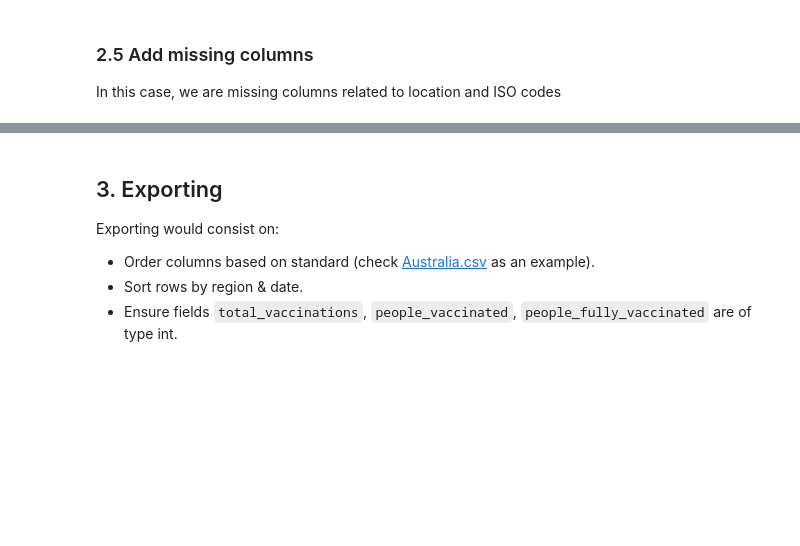
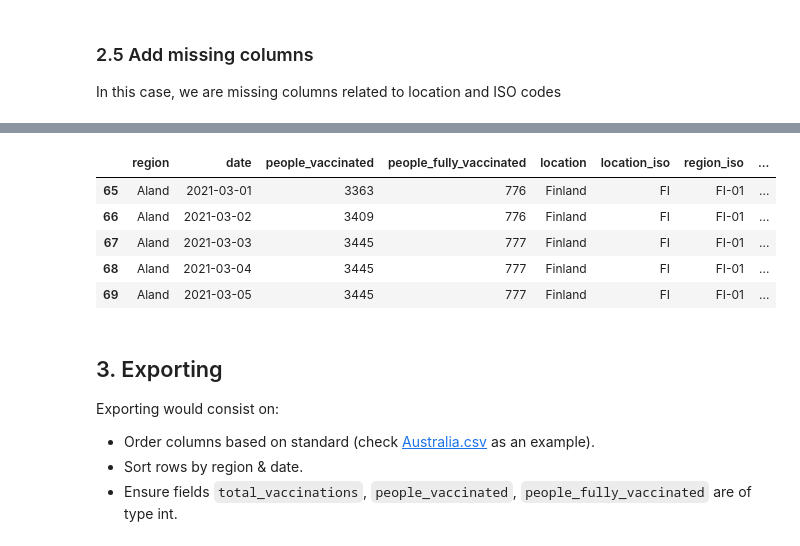
Before and after one commit to sociepy/covid19-vaccination-subnational, a Jupyter notebook: docs/add-new-scraper.ipynb, the cells around one changed output, grey strips where cells are left out. Drawn from its saved outputs; the diff is of its cells as text; code cells hidden in the pictures; blank space fills up the shorter version.

```diff
--- a/docs/add-new-scraper.ipynb
+++ b/docs/add-new-scraper.ipynb
@@ -251,3 +245,16 @@ df.head()
+# %%
+for field in ["people_vaccinated", "people_fully_vaccinated", "total_vaccinations"]:
+    df.loc[:, field] = df.groupby("region")[field].cumsum().values
+# %%
+# See again last values for Aland
+df[df["region"]=="Aland"].tail()
+# %% [output]
+|  | region | date | people_vaccinated | people_fully_vaccinated | location | location_iso | region_iso | ... |
+| 65 | Aland | 2021-03-01 | 3363 | 776 | Finland | FI | FI-01 | ... |
+| 66 | Aland | 2021-03-02 | 3409 | 776 | Finland | FI | FI-01 | ... |
+| 67 | Aland | 2021-03-03 | 3445 | 777 | Finland | FI | FI-01 | ... |
+| 68 | Aland | 2021-03-04 | 3445 | 777 | Finland | FI | FI-01 | ... |
+| 69 | Aland | 2021-03-05 | 3445 | 777 | Finland | FI | FI-01 | ... |
 # %% [markdown]
 ## 3. Exporting
 Exporting would consist on:
```
Also changed, not shown: parts of 36 cells of this notebook.
